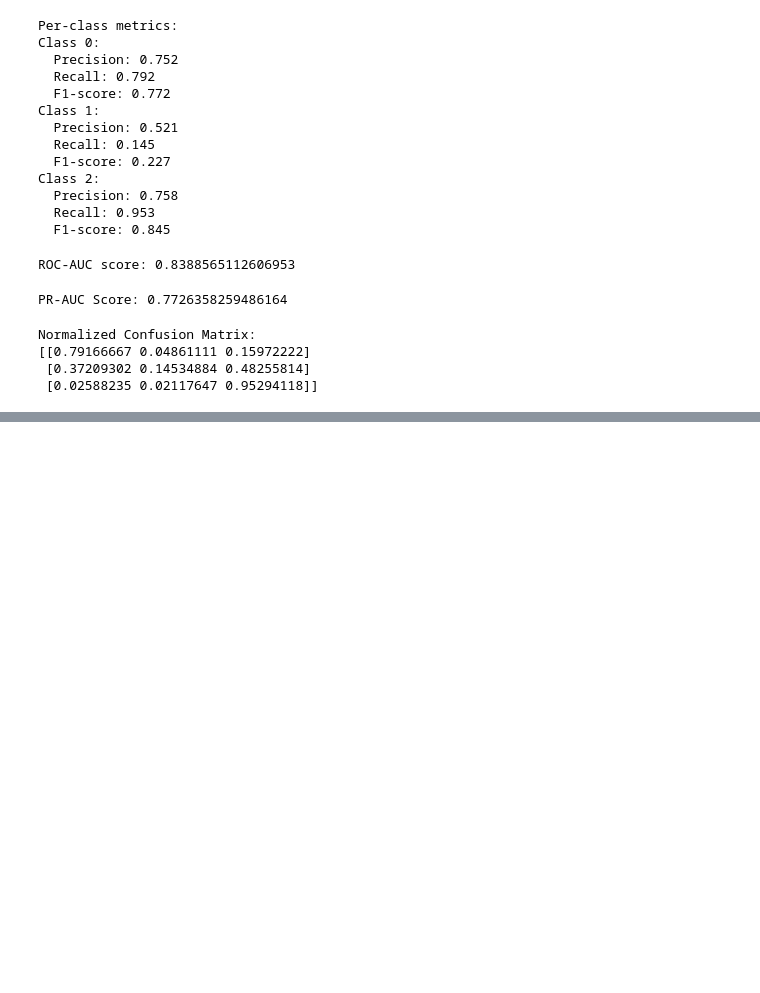
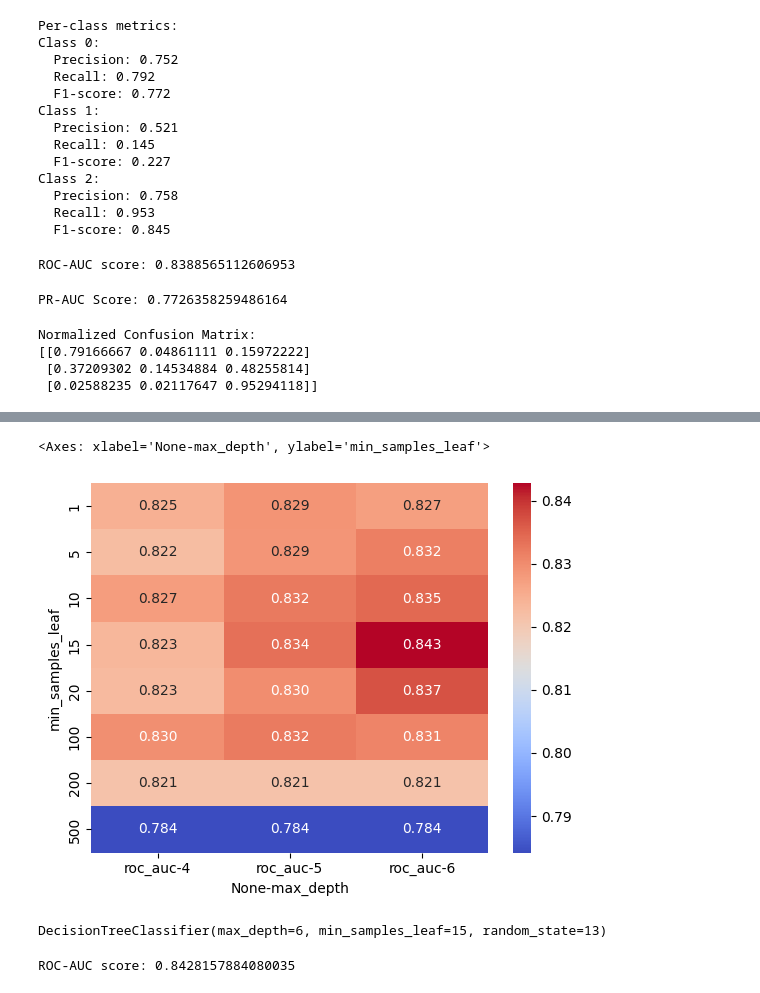
Before and after one commit to ranga4all1/student-dropout-and-success-prediction, a Jupyter notebook: notebooks/notebook.ipynb, the cells around one changed output, grey strips where cells are left out. Drawn from its saved outputs; the diff is of its cells as text; code cells hidden in the pictures; blank space fills up the shorter version.

Commit message:
model traing

```diff
--- a/notebooks/notebook.ipynb
+++ b/notebooks/notebook.ipynb
@@ -584,0 +566,4 @@ Normalized Confusion Matrix:
+# %%
+# ROC-AUC
+roc_auc = roc_auc_score(y_val,y_pred_proba, multi_class='ovr')
+print(f"\nROC-AUC score: {roc_auc}")
@@ -584,0 +579,21 @@ Normalized Confusion Matrix:
+# %%
+# parameter tuning
+scores = []
+
+for depth in [4, 5, 6]:
+    for s in [1, 5, 10, 15, 20, 500, 100, 200]:
+        model_dt = DecisionTreeClassifier(max_depth=depth, min_samples_leaf=s, random_state=13)
+        model_dt.fit(df_train_scaled, y_train)
+
+        # Get predictions
+        # y_pred = model_dt.predict(df_val_scaled)
+        y_pred_proba = model_dt.predict_proba(df_val_scaled)
+        roc_auc = roc_auc_score(y_val,y_pred_proba, multi_class='ovr')
+
+        scores.append((depth, s, roc_auc))
+# %%
+columns = ['max_depth', 'min_samples_leaf', 'roc_auc']
+df_scores = pd.DataFrame(scores, columns=columns)
+# %%
+df_scores_pivot = df_scores.pivot(index='min_samples_leaf', columns=['max_depth'], values=['roc_auc'])
+df_scores_pivot.round(3)
@@ -584,0 +612,16 @@ Normalized Confusion Matrix:
+# %%
+sns.heatmap(df_scores_pivot, annot=True, cmap='coolwarm', fmt=".3f")
+# %% [output]
+<Axes: xlabel='None-max_depth', ylabel='min_samples_leaf'>
+[figure, added]
+# %%
+model_dt = DecisionTreeClassifier(max_depth=6, min_samples_leaf=15, random_state=13)
+model_dt.fit(df_train_scaled, y_train)
+# %% [output]
+DecisionTreeClassifier(max_depth=6, min_samples_leaf=15, random_state=13)
+# %%
+y_pred_proba = model_dt.predict_proba(df_val_scaled)
+roc_auc = roc_auc_score(y_val,y_pred_proba, multi_class='ovr')
+print(f"\nROC-AUC score: {roc_auc}")
+# %% [output]
+ROC-AUC score: 0.8428157884080035
```
Also changed, not shown: parts of 26 cells of this notebook.
